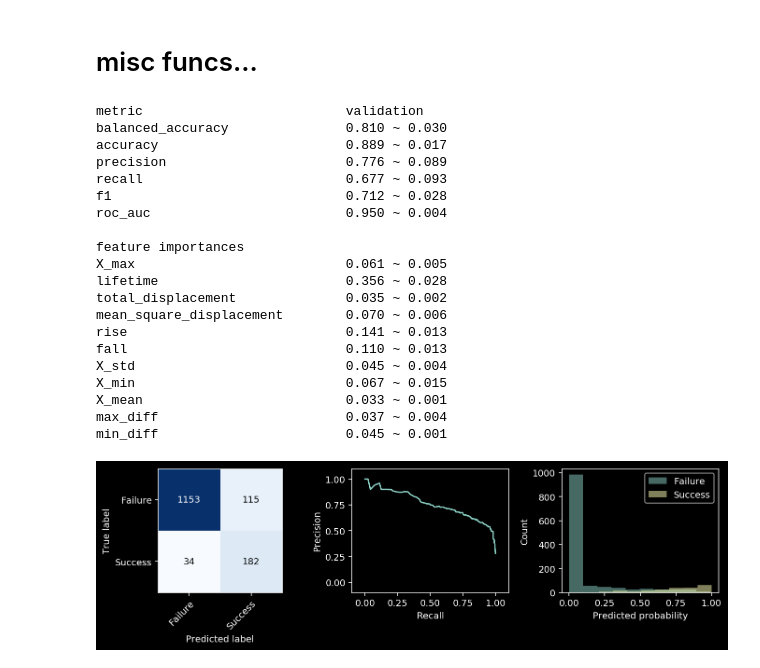
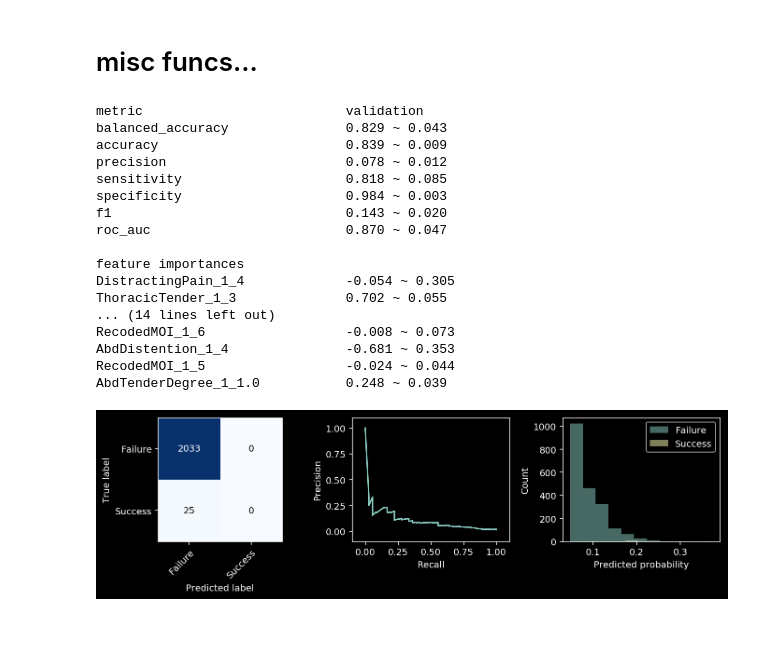
Before and after one commit to csinva/iai-clinical-decision-rule, a Jupyter notebook: 04_analyze.ipynb, the cells around one changed output. Saved outputs shown, nothing was run; the diff lists cells and outputs as text; code cells hidden in the pictures; blank space fills up the shorter version.

```diff
--- a/04_analyze.ipynb
+++ b/04_analyze.ipynb
@@ -50,8 +51,8 @@ def load_results(out_dir):
         out.update({feat_names[i] + '_f': imp_mu[i] for i in range(len(feat_names))})
         out.update({feat_names[i]+'_std_f': imp_sd[i] for i in range(len(feat_names))})
         r.append(pd.Series(out))
-    r = pd.concat(r, axis=1).T.infer_objects()
-    r = r.reindex(sorted(r.columns), axis=1) # sort the column names
+    r = pd.concat(r, axis=1, sort=False).T.infer_objects()
+    r = r.reindex(sorted(r.columns, reverse=True), axis=1) # sort the column names
     r = r.round(3)
     r = r.set_index('model_type')
     return r
@@ -124,3 +165,6 @@ r.fillna(0).style.background_gradient(cmap='viridis_r', axis=1, subset=subset) #
+# %%
+idxs_test = df.cv_fold.isin([6])
+X_test, Y_test = df[idxs_test], df[outcome_def][idxs_test]
 # %%
 def count_common_feats(m_cv, model_type='tree'):
     if model_type == 'tree':
@@ -147,34 +191,6 @@ plot_tree(m_fit, feature_names=ks)
 plt.show()
 # %% [markdown]
 # misc funcs...
-# %%
-df = data_tracks.get_data()
-n = df.shape[0]
-
-# make logistic data
-# feat_names = ['X_max', 'lifetime', 'total_displacement', 'mean_square_displacement']
-# feat_names = ['X_max', 'lifetime', 'total_displacement', 'mean_square_displacement', 'rise', 'fall']
-# feat_names = ['X_max', 'lifetime', 'total_displacement', 'mean_square_displacement',
-#               'rise', 'fall', 'X_std', 'X_min', 'X_mean', 'max_diff', 'min_diff']
-scs = [f'sc_{i}' for i in range(12)]
-feat_names = ['X_max', 'lifetime', 'total_displacement', 'mean_square_displacement',
-              'rise', 'fall', 'X_std', 'X_min', 'X_mean', 'max_diff', 'min_diff'] + scs
-X = df[feat_names]
-
-# normalize and store
-X_mean = X.mean()
-X_std = X.std()
-norms = {
-    feat_names[i]: {'mu': X_mean[i], 'std': X_std[i]} for i in range(len(feat_names))
-}
-X = (X - X_mean) / X_std
-y = df['y_thresh'].values
-
-
-# split testing data based on cell num
-idxs_test = df.cell_num.isin([6])
-X_test, Y_test = X[idxs_test], y[idxs_test]
-X_traces_test = df.X[idxs_test]
 # %%
 def visualize_individual_results(results):
     scores_cv = results['cv']
@@ -203,49 +219,46 @@ def visualize_individual_results(results):
     preds_proba = m.predict_proba(X_test[results['feat_names']])[:, 1]
     viz.plot_confusion_matrix(Y_test, preds, classes=np.array(['Failure', 'Success']))
 
     plt.subplot(R, C, 2)
     prec, rec, thresh = scores_test['precision_recall_curve'][0]
     plt.plot(rec, prec)
     plt.xlim((-0.1, 1.1))
     plt.ylim((-0.1, 1.1))
     plt.ylabel('Precision')
     plt.xlabel('Recall')
 
 
     plt.subplot(R, C, 3)
     plt.hist(preds_proba[Y_test==0], alpha=0.5, label='Failure')
     plt.hist(preds_proba[Y_test==1], alpha=0.5, label='Success')
     plt.xlabel('Predicted probability')
     plt.ylabel('Count')
     plt.legend()
 
     plt.tight_layout()
     plt.show()
 
     return preds, preds_proba
 
 # results = pkl.load(open('results/classify_outcome=y_consec_sig/rf_ros_11.pkl', 'rb'))
-results = pkl.load(open('results/classify_outcome=y_thresh/rf_ros_11.pkl', 'rb'))
+results = pkl.load(open('results/outcome=iai_intervention/logistic_20_ros.pkl', 'rb'))
 preds, preds_proba = visualize_individual_results(results)
 # %% [output]
 metric                          validation
-balanced_accuracy               0.810 ~ 0.030
-accuracy                        0.889 ~ 0.017
-precision                       0.776 ~ 0.089
-recall                          0.677 ~ 0.093
-f1                              0.712 ~ 0.028
-roc_auc                         0.950 ~ 0.004
+balanced_accuracy               0.829 ~ 0.043
+accuracy                        0.839 ~ 0.009
+precision                       0.078 ~ 0.012
+sensitivity                     0.818 ~ 0.085
+specificity                     0.984 ~ 0.003
+f1                              0.143 ~ 0.020
+roc_auc                         0.870 ~ 0.047
 
 feature importances
-X_max                           0.061 ~ 0.005
-lifetime                        0.356 ~ 0.028
-total_displacement              0.035 ~ 0.002
-mean_square_displacement        0.070 ~ 0.006
-rise                            0.141 ~ 0.013
-fall                            0.110 ~ 0.013
-X_std                           0.045 ~ 0.004
-X_min                           0.067 ~ 0.015
-X_mean                          0.033 ~ 0.001
-max_diff                        0.037 ~ 0.004
-min_diff                        0.045 ~ 0.001
+DistractingPain_1_4             -0.054 ~ 0.305
+ThoracicTender_1_3              0.702 ~ 0.055
+... (14 lines left out)
+RecodedMOI_1_6                  -0.008 ~ 0.073
+AbdDistention_1_4               -0.681 ~ 0.353
+RecodedMOI_1_5                  -0.024 ~ 0.044
+AbdTenderDegree_1_1.0           0.248 ~ 0.039
-[figure, old version]
+[figure, new version]
```
Also changed, not shown: parts of 4 cells of this notebook, 6 other files.
